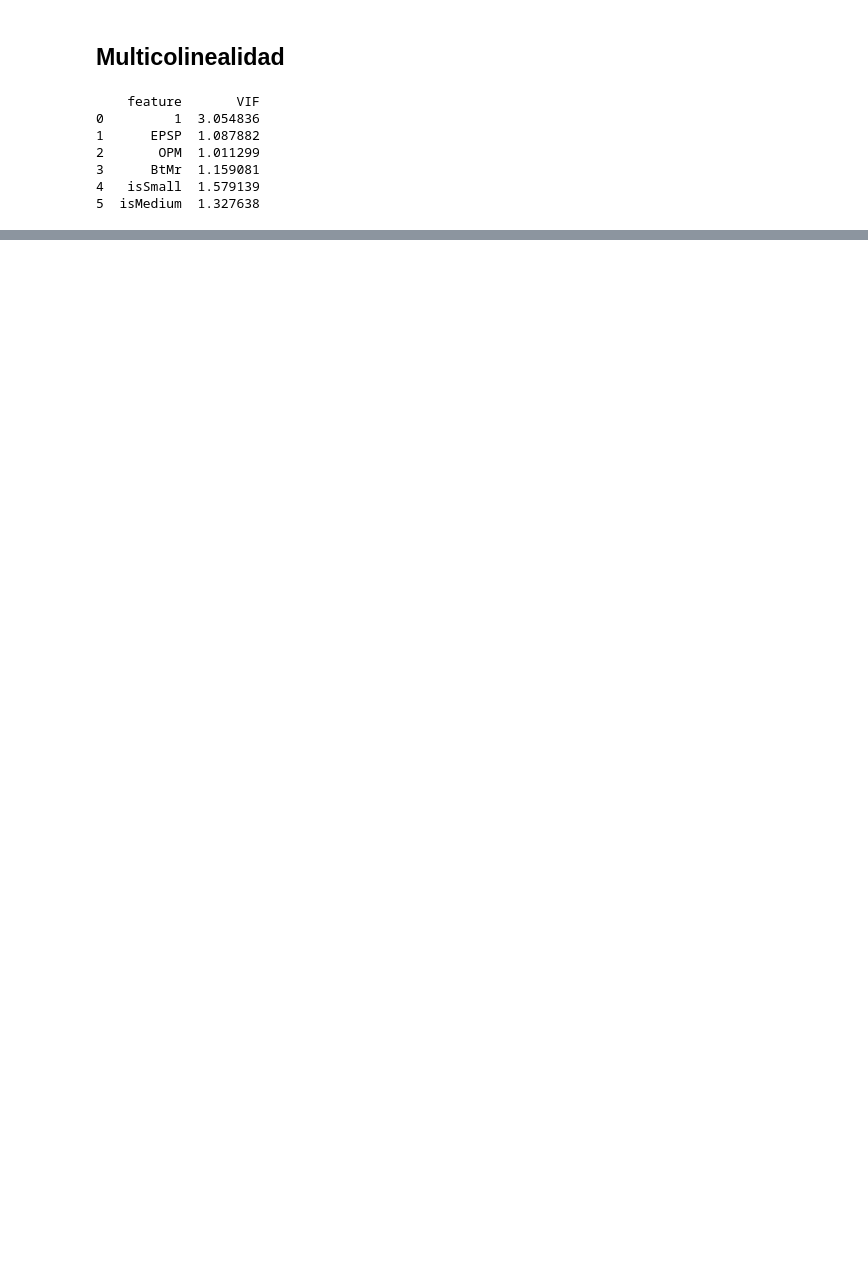
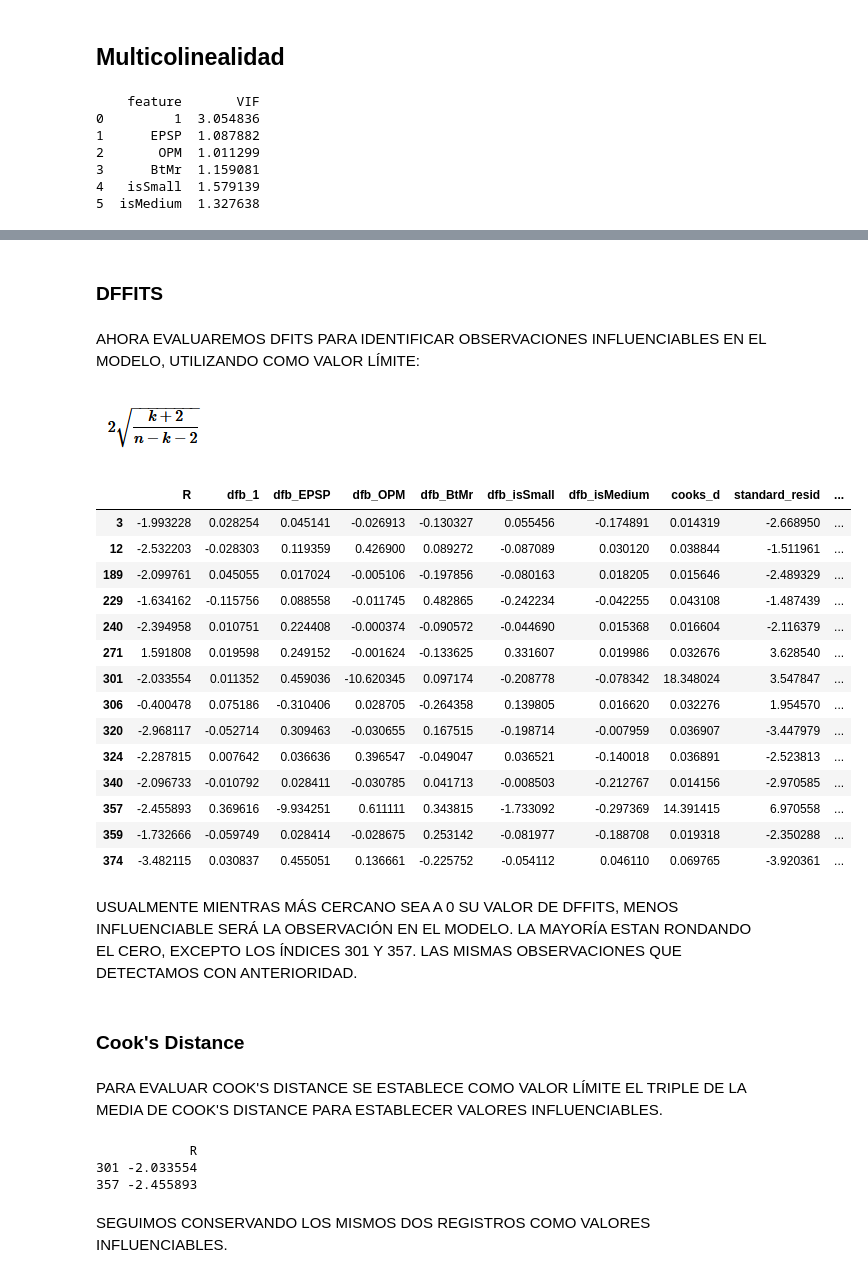
Before and after one commit to A01705746/TC3007C_Estadistica, a Jupyter notebook: Entregable 1/Preprocesamiento_y_análisis_de_datos_multivariados.ipynb, the cells around one changed output, grey strips where cells are left out. Cells and saved outputs as stored; diff of their text form; code cells hidden in the pictures; blank space fills up the shorter version.

```diff
--- a/Entregable 1/Preprocesamiento_y_análisis_de_datos_multivariados.ipynb
+++ b/Entregable 1/Preprocesamiento_y_análisis_de_datos_multivariados.ipynb
@@ -591,0 +787,42 @@ print(vif_data)
+# %% [markdown]
+### DFFITS
+# %% [markdown]
+AHORA EVALUAREMOS DFITS PARA IDENTIFICAR OBSERVACIONES INFLUENCIABLES EN EL MODELO, UTILIZANDO COMO VALOR LÍMITE:
+# %% [markdown]
+![imagen.png](embedded-picture-1)
+# %%
+# 2*sqrt(k/n) = 0.2414726442081476
+import math
+y_dep[abs(y_dep.dffits) > 2 * math.sqrt((5+2)/(343-5-2))]
+# %% [output]
+|  | R | dfb_1 | dfb_EPSP | dfb_OPM | dfb_BtMr | dfb_isSmall | dfb_isMedium | cooks_d | standard_resid | ... |
+| 3 | -1.993228 | 0.028254 | 0.045141 | -0.026913 | -0.130327 | 0.055456 | -0.174891 | 0.014319 | -2.668950 | ... |
+| 12 | -2.532203 | -0.028303 | 0.119359 | 0.426900 | 0.089272 | -0.087089 | 0.030120 | 0.038844 | -1.511961 | ... |
+| 189 | -2.099761 | 0.045055 | 0.017024 | -0.005106 | -0.197856 | -0.080163 | 0.018205 | 0.015646 | -2.489329 | ... |
+| 229 | -1.634162 | -0.115756 | 0.088558 | -0.011745 | 0.482865 | -0.242234 | -0.042255 | 0.043108 | -1.487439 | ... |
+| 240 | -2.394958 | 0.010751 | 0.224408 | -0.000374 | -0.090572 | -0.044690 | 0.015368 | 0.016604 | -2.116379 | ... |
+| 271 | 1.591808 | 0.019598 | 0.249152 | -0.001624 | -0.133625 | 0.331607 | 0.019986 | 0.032676 | 3.628540 | ... |
+| 301 | -2.033554 | 0.011352 | 0.459036 | -10.620345 | 0.097174 | -0.208778 | -0.078342 | 18.348024 | 3.547847 | ... |
+| 306 | -0.400478 | 0.075186 | -0.310406 | 0.028705 | -0.264358 | 0.139805 | 0.016620 | 0.032276 | 1.954570 | ... |
+| 320 | -2.968117 | -0.052714 | 0.309463 | -0.030655 | 0.167515 | -0.198714 | -0.007959 | 0.036907 | -3.447979 | ... |
+| 324 | -2.287815 | 0.007642 | 0.036636 | 0.396547 | -0.049047 | 0.036521 | -0.140018 | 0.036891 | -2.523813 | ... |
+| 340 | -2.096733 | -0.010792 | 0.028411 | -0.030785 | 0.041713 | -0.008503 | -0.212767 | 0.014156 | -2.970585 | ... |
+| 357 | -2.455893 | 0.369616 | -9.934251 | 0.611111 | 0.343815 | -1.733092 | -0.297369 | 14.391415 | 6.970558 | ... |
+| 359 | -1.732666 | -0.059749 | 0.028414 | -0.028675 | 0.253142 | -0.081977 | -0.188708 | 0.019318 | -2.350288 | ... |
+| 374 | -3.482115 | 0.030837 | 0.455051 | 0.136661 | -0.225752 | -0.054112 | 0.046110 | 0.069765 | -3.920361 | ... |
+# %% [markdown]
+USUALMENTE MIENTRAS MÁS CERCANO SEA A 0 SU VALOR DE DFFITS, MENOS INFLUENCIABLE SERÁ LA OBSERVACIÓN EN EL MODELO. LA MAYORÍA ESTAN RONDANDO EL CERO, EXCEPTO LOS ÍNDICES 301 Y 357. LAS MISMAS OBSERVACIONES QUE DETECTAMOS CON ANTERIORIDAD.
+# %% [markdown]
+### Cook's Distance
+# %% [markdown]
+PARA EVALUAR COOK'S DISTANCE SE ESTABLECE COMO VALOR LÍMITE EL TRIPLE DE LA MEDIA DE COOK'S DISTANCE PARA ESTABLECER VALORES INFLUENCIABLES.
+# %%
+limit = (y_dep.loc[:,"cooks_d"].mean())*3
+outlier2 = pd.DataFrame((y_dep.R[abs(y_dep.cooks_d) > limit]))
+print(outlier2)
+# %% [output]
+            R
+301 -2.033554
+357 -2.455893
+# %% [markdown]
+SEGUIMOS CONSERVANDO LOS MISMOS DOS REGISTROS COMO VALORES INFLUENCIABLES.
```
Also changed, not shown: parts of 112 cells of this notebook.
